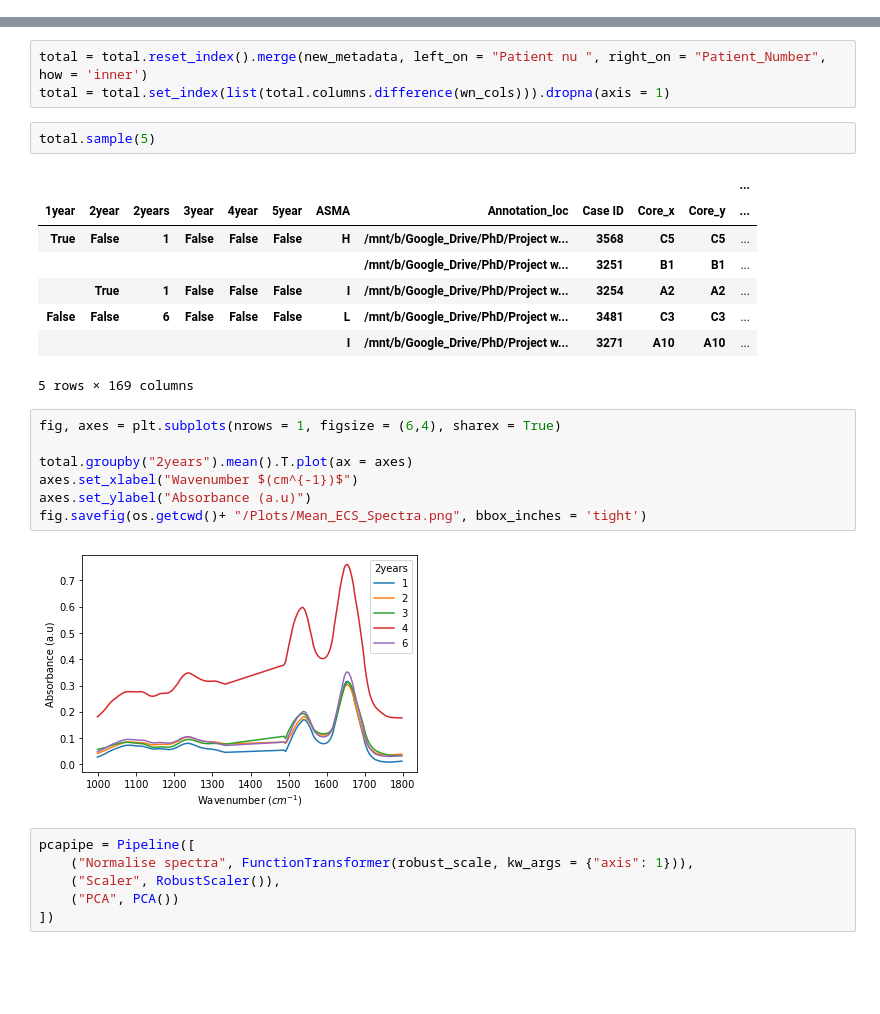
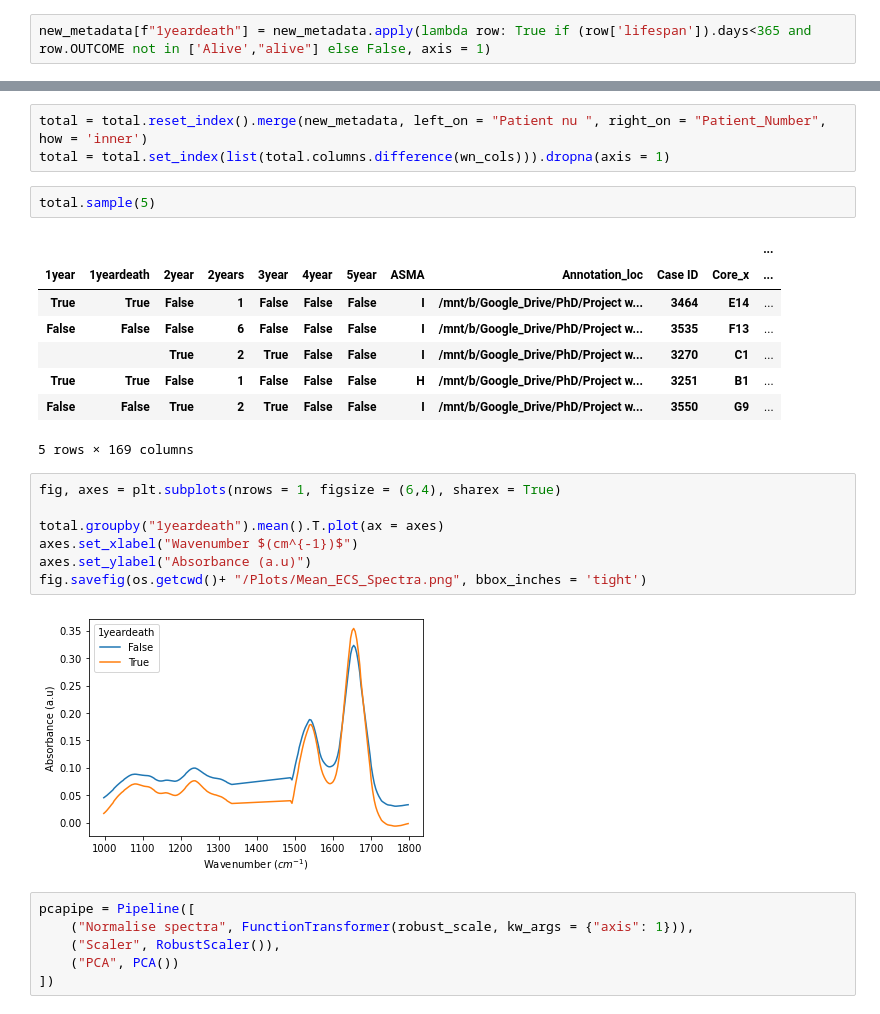
Before and after one commit to c-whitley/PHD, a Jupyter notebook: Prognosis.ipynb, the cells around one changed output, grey strips where cells are left out. Cells and saved outputs as stored; diff of their text form; blank space fills up the shorter version.

```diff
--- a/Prognosis.ipynb
+++ b/Prognosis.ipynb
@@ -102,6 +105,8 @@ for i in np.arange(0,5,1):
     e = (365*(i+2))
 
     new_metadata[f"{i+1}year"] = new_metadata.apply(lambda row: True if s<(row['lifespan']).days<e and row.OUTCOME not in ['Alive',"alive"] else False, axis = 1)
+# %%
+new_metadata[f"1yeardeath"] = new_metadata.apply(lambda row: True if (row['lifespan']).days<365 and row.OUTCOME not in ['Alive',"alive"] else False, axis = 1)
 # %%
 bins = np.arange(0, new_metadata["Years"].max(),2)
 
@@ -152,22 +157,22 @@ total = total.set_index(list(total.columns.difference(wn_cols))).dropna(axis = 1
 total.sample(5)
 # %% [output]
 |  |  |  |  |  |  |  |  |  |  |  | ... |
-| 1year | 2year | 2years | 3year | 4year | 5year | ASMA | Annotation_loc | Case ID | Core_x | Core_y | ... |
-| True | False | 1 | False | False | False | H | /mnt/b/Google_Drive/PhD/Project w... | 3568 | C5 | C5 | ... |
-|  |  |  |  |  |  |  | /mnt/b/Google_Drive/PhD/Project w... | 3251 | B1 | B1 | ... |
-|  | True | 1 | False | False | False | I | /mnt/b/Google_Drive/PhD/Project w... | 3254 | A2 | A2 | ... |
-| False | False | 6 | False | False | False | L | /mnt/b/Google_Drive/PhD/Project w... | 3481 | C3 | C3 | ... |
-|  |  |  |  |  |  | I | /mnt/b/Google_Drive/PhD/Project w... | 3271 | A10 | A10 | ... |
+| 1year | 1yeardeath | 2year | 2years | 3year | 4year | 5year | ASMA | Annotation_loc | Case ID | Core_x | ... |
+| True | True | False | 1 | False | False | False | I | /mnt/b/Google_Drive/PhD/Project w... | 3464 | E14 | ... |
+| False | False | False | 6 | False | False | False | I | /mnt/b/Google_Drive/PhD/Project w... | 3535 | F13 | ... |
+|  |  | True | 2 | True | False | False | I | /mnt/b/Google_Drive/PhD/Project w... | 3270 | C1 | ... |
+| True | True | False | 1 | False | False | False | H | /mnt/b/Google_Drive/PhD/Project w... | 3251 | B1 | ... |
+| False | False | True | 2 | True | False | False | I | /mnt/b/Google_Drive/PhD/Project w... | 3550 | G9 | ... |
 5 rows × 169 columns
 # %%
 fig, axes = plt.subplots(nrows = 1, figsize = (6,4), sharex = True)
 
-total.groupby("2years").mean().T.plot(ax = axes)
+total.groupby("1yeardeath").mean().T.plot(ax = axes)
 axes.set_xlabel("Wavenumber $(cm^{-1})$")
 axes.set_ylabel("Absorbance (a.u)")
 fig.savefig(os.getcwd()+ "/Plots/Mean_ECS_Spectra.png", bbox_inches = 'tight')
 # %% [output]
-[figure, old version]
+[figure, new version]
 # %%
 pcapipe = Pipeline([
     ("Normalise spectra", FunctionTransformer(robust_scale, kw_args = {"axis": 1})),
```
Also changed, not shown: parts of 12 cells of this notebook, 2 other files.
